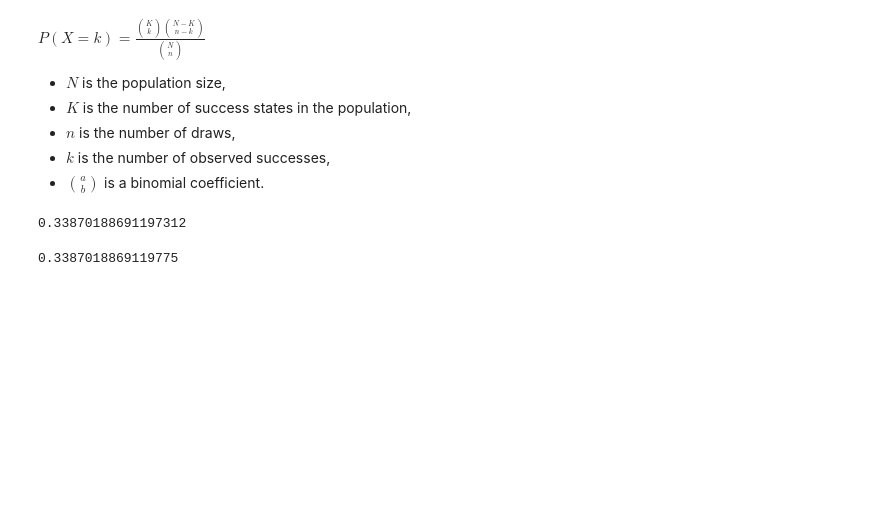
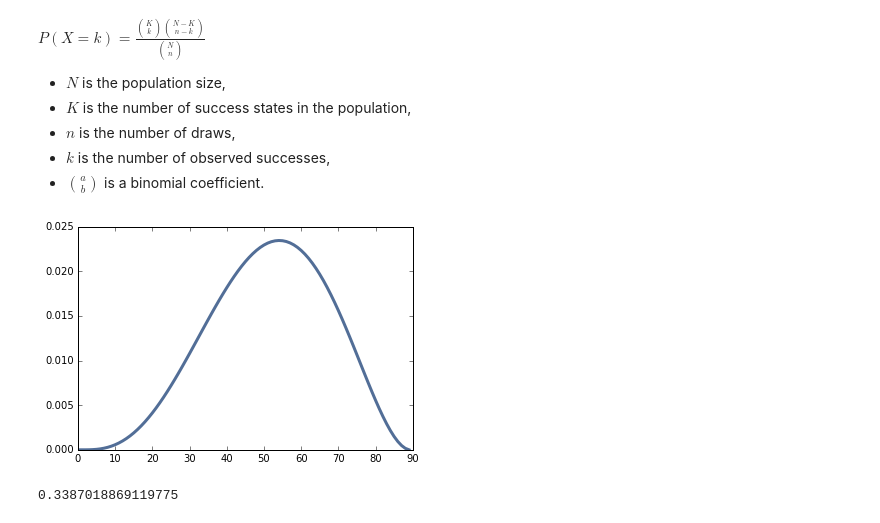
Before and after one commit to wolfd/ThinkBayes2, a Jupyter notebook: code/dwolf_chap02.ipynb, the cells around one changed output. Drawn from its saved outputs; the diff is of its cells as text; code cells hidden in the pictures; blank space fills up the shorter version.

```diff
--- a/code/dwolf_chap02.ipynb
+++ b/code/dwolf_chap02.ipynb
@@ -514,13 +511,19 @@ $P(X = k) = \frac{\binom{K}{k} \binom{N - K}{n-k}}{\binom{N}{n}}$
 # %%
 # Solution goes here
 
-N = 90
-K = 60
-n = 5
-k = 3
+N = 90 # population size
+K = 60 # number of success states in the population
+n = 5 # number of draws
+k = 3 # number of observed successes
 
-binom(K, k) * binom(N - K, n - k) / binom(N, n)
+pmf = lambda K: binom(K, k) * binom(N - K, n - k) / binom(N, n)
+
+it = Pmf({K: pmf(K) for K in range(90)})
+
+it.Normalize()
+
+thinkplot.Pdf(it)
 # %% [output]
-0.33870188691197312
+[figure, added]
 # %%
 # Solution goes here
```
Also changed, not shown: parts of 8 cells of this notebook, 2 other files.
